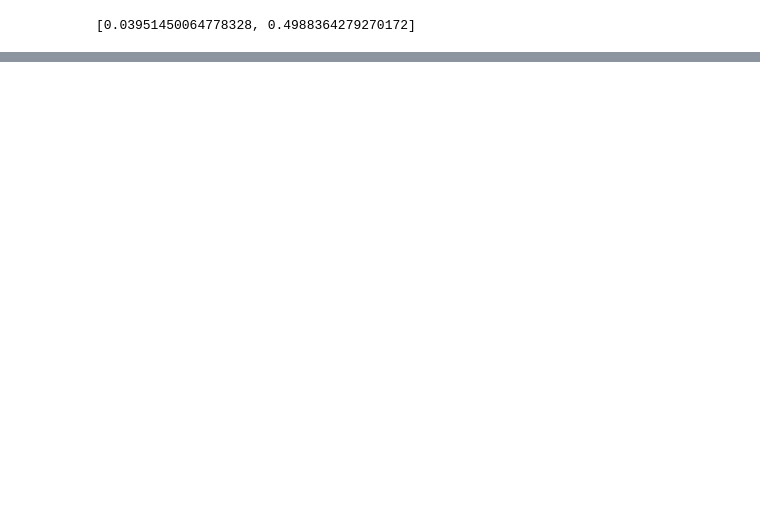
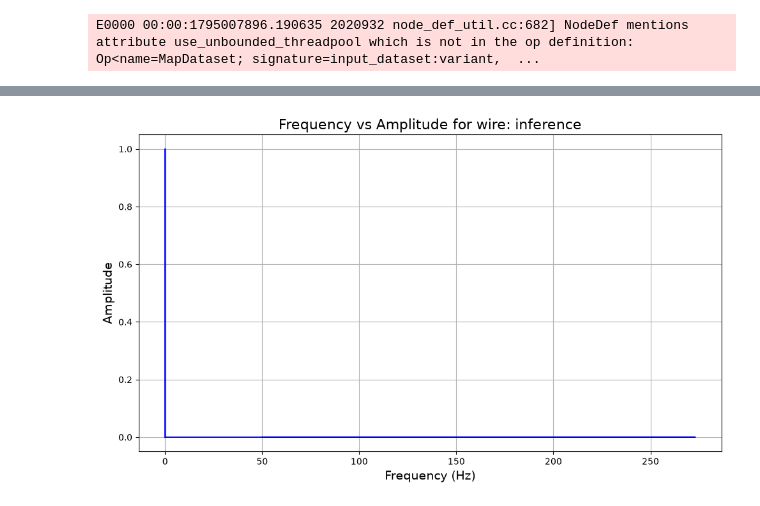
Before and after one commit to SiemBerhane/preliminary-dwa-ml, a Jupyter notebook: initial-data-cleaning/testing.ipynb, the cells around one changed output, grey strips where cells are left out. Drawn from its saved outputs; the diff is of its cells as text; code cells hidden in the pictures; blank space fills up the shorter version.

Commit message:
Update training pipeline, reorganise file structure, ignore datasets

```diff
--- a/initial-data-cleaning/testing.ipynb
+++ b/initial-data-cleaning/testing.ipynb
@@ -138,12 +37,23 @@ from training_testing import train_keras_model
+# %%
+df = pd.read_pickle(f"datasets/APA30_PostCold_27_01_26.pkl")
+df['res_freq_map'] = prepare_data.create_res_freq_map(df['freq'].values, df['res_freq'].values, step=0.125, window_values=[0.2, 0.5, 0.8, 1.0, 0.8, 0.5, 0.2])
+scaler = preprocessing.StandardScaler()
+
+df_train, df_test = run_model.split_data(df, test_frac=0.8)
+scaled_df_train, scaled_df_test = run_model.scale_data(df_train, df_test, scaler)
+dloader_train, win_size, channel = run_model.prepare_torch_datasets(scaled_df_train, is_sig2sig=True, include_lengths=True)
+dloader_test, _, _ = run_model.prepare_torch_datasets(scaled_df_test, is_sig2sig=True, include_lengths=True)
 # %%
-
-
-model = sig2sig_unet(X_padded.shape[1], X_padded.shape[2])
+model = sig2sig_unet(win_size, channel)
 model_path = "UNet/model01.keras"
-epochs = 30
+epochs = 10
 batch_size = 32
 patience = 6
-optimizer='adam'
-loss=tf.keras.losses.BinaryCrossentropy()
+optim=tf.keras.optimizers.AdamW()
+loss=tf.keras.losses.Dice()
+# %%
+model.compile(optimizer=optim,
+                loss=loss,
+                metrics=[tf.keras.metrics.MeanIoU(num_classes = 2)])
 # %%
-losses, train_time = train_keras_model(model, dloader_train, epochs, model_path, optimizer, loss, batch_size, patience)
+losses, train_time = training_testing.train_keras_model(model, dloader_train, epochs, model_path, optim, loss, batch_size, patience)
@@ -170,4 +60,11 @@ I0000 00:00:1794333438.832323 3642685 generator_dataset_op.cc:213] Memory patch
-# %%
-testing
-# %% [output]
-[0.03951450064778328, 0.4988364279270172]
+# %%
+# plotting output of given model
+model_path = "UNet/models/UNet_model_60_win_5_len_False_scaler_MinMaxScaler.keras"
+df = pd.read_pickle(f"datasets/APA30_PostCold_27_01_26.pkl")
+freq = np.array(df['freq'].values[1])
+ampl = np.array(df['ampl'].values[1])
+
+x, y = training_testing.keras_model_inference(model_path, freq, ampl)
+visualisation.plot_scans(x, y, "inference")
+# %% [output]
+E0000 00:00:1795007896.190635 2020932 node_def_util.cc:682] NodeDef mentions attribute use_unbounded_threadpool which is not in the op definition: Op<name=MapDataset; signature=input_dataset:variant,  ...
@@ -173,0 +72 @@ testing
+[figure, added]
```
Also changed, not shown: parts of 15 cells of this notebook, 9 other files.
